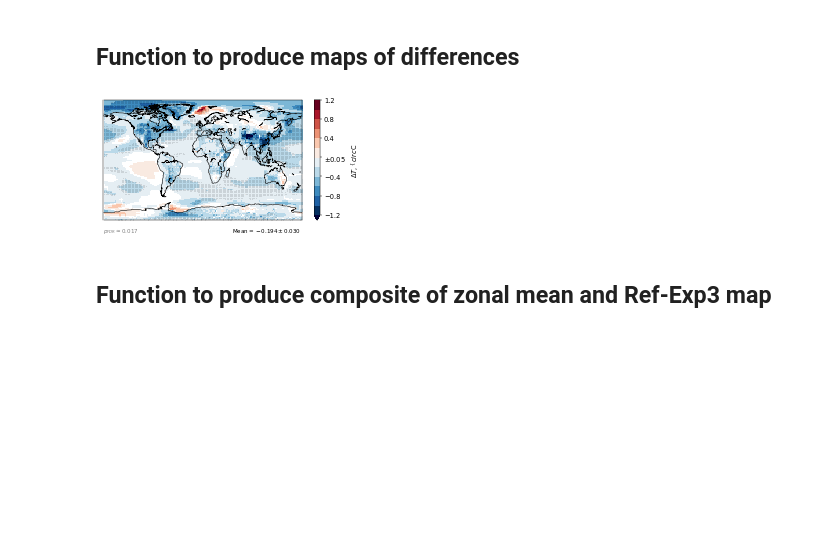
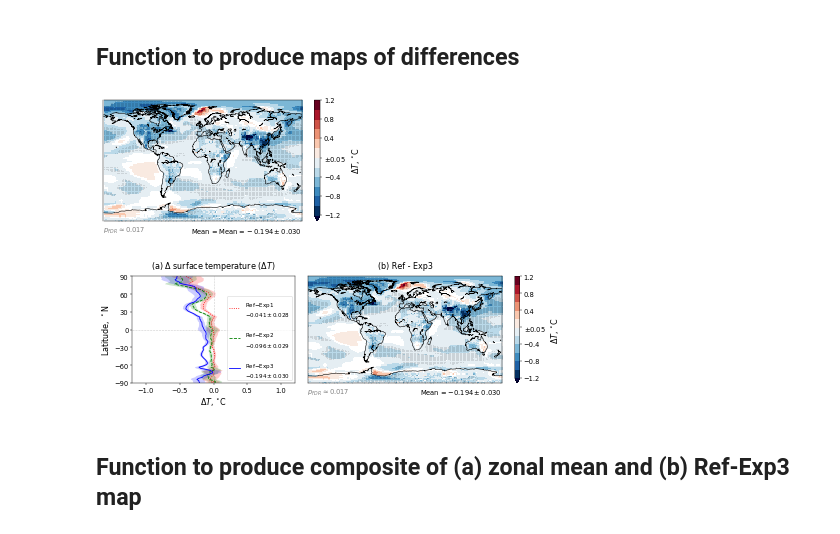
Before and after one commit to grandey/p17d-sulphur-eas-eqm, a Jupyter notebook: analysis_draft2018a/figures_draft2018a.ipynb, the cells around one changed output. Cells and saved outputs as stored; diff of their text form; code cells hidden in the pictures; blank space fills up the shorter version.

```diff
--- a/analysis_draft2018a/figures_draft2018a.ipynb
+++ b/analysis_draft2018a/figures_draft2018a.ipynb
@@ -47,6 +47,7 @@ lib_draft2018a.py is using {'climapy': '0.1.0+b35937c', 'pandas': '0.22.0', 'xar
 # %%
 %matplotlib inline
 plt.rcParams['figure.dpi'] = 40  # reduce resolution of inline figures
+plt.rcParams['axes.titlepad'] = 15  # increase distance to title
 # %%
 # Initialise counters to keep track of figure numbers
 figure_counter = 1  # main manuscript
@@ -231,19 +232,19 @@ Written local/f01.pdf
 # %%
 def zonal_mean_line_plot(variable='PRECC+PRECL',
                          f_or_b='b',
-                         title=None,
                          xlabel=None,
                          xlim=None,
                          ylabel=None,
                          mean_format='${:+.2f}\pm{:.2f}$',
+                         title=None,
                          ax=None):
     # Create Axes if no Axes passed as an argument
     if ax is None:
         fig, ax = plt.subplots(1, 1, figsize=(4, 4))
     # Load data for reference scenario
     ref_data = lib_draft2018a.load_output(variable=variable, scenario='2000',
-                                      f_or_b=f_or_b,
-                                      season='annual', apply_sf=True)
+                                          f_or_b=f_or_b,
+                                          season='annual', apply_sf=True)
     ref_zm = ref_data.mean(dim='lon')  # zonal mean
     ref_awm = climapy.xr_area_weighted_stat(ref_data)  # area-weighted means
     ref_data.close()
@@ -267,7 +268,7 @@ def zonal_mean_line_plot(variable='PRECC+PRECL',
                   np.sqrt(awm['year'].size))
         error = float(np.sqrt(error1**2 + error2**2))
         # Legend label
-        label = ('Ref - {}\n'.format(scenario_name_dict[scenario]) +
+        label = ('Ref$-${}\n'.format(scenario_name_dict[scenario]) +
                  mean_format.format(awm_diff, error))
         # Plot line - showing mean diff across time
         diff = (ref_zm.mean(dim='year').data.flatten()  # Ref - scenario
@@ -287,19 +288,21 @@ def zonal_mean_line_plot(variable='PRECC+PRECL',
     ax.axhline(0, c='k', alpha=0.2, linewidth=1, linestyle='--')
     ax.axvline(0, c='k', alpha=0.2, linewidth=1, linestyle='--')
     # y-axis
+    plt.yticks(fontsize='large')
     ax.set_ylim([-90, 90])
     ax.set_yticks(np.arange(-90, 91, 30))
     if ylabel:
-        ax.set_ylabel(r'Latitude, $^\circ$N', fontsize='large')
+        ax.set_ylabel(r'Latitude, $^\circ$N', fontsize='x-large')
     # x-axis
+    plt.xticks(fontsize='large')
     if xlabel:
-        ax.set_xlabel(xlabel, fontsize='large')
+        ax.set_xlabel(xlabel, fontsize='x-large')
     if xlim:
         ax.set_xlim(xlim)
     # Title and legend
     if title:
-        ax.set_title(title, fontsize='large')
-    ax.legend(loc=4, fontsize='small', labelspacing=2)
+        ax.set_title(title, fontsize='x-large')
+    ax.legend(loc=4, labelspacing=2)
     return ax
 
 # Example
@@ -314,16 +317,16 @@ def difference_map(variable='TS',
                    f_or_b='b',
                    ref_scenario='2000', scenario='eas0c',
                    vlim=[-1.2, 1.2], whiteout='0.05',
-                   cmap=None, nlev=12, colorbar=True,
+                   cmap_name='RdBu_r', nlev=12, colorbar=True,
                    mean_format='Mean$={:+.3f}\pm{:.3f}$',
                    title=None,
                    ax=None):
     # Create Axes if no Axes passed as an argument
     if ax is None:
         fig, ax = plt.subplots(1, 1, figsize=(8, 4))
-    # If no colormap specified, create one
-    if cmap is None:
-        cmap = plt.cm.get_cmap('RdBu_r', nlev)
+    # Discretise colormap and set over/under
+    cmap = plt.cm.get_cmap(cmap_name, nlev)
+    if cmap_name == 'RdBu_r':
         cmap.set_under([0, 0, 0.25])
         cmap.set_over([0.25, 0, 0])
     # Load data for scenario
@@ -373,7 +376,8 @@ def difference_map(variable='TS',
     ax.scatter(lon_sig, lat_sig, marker='.', s=0.05, c='k')
     # Annotate with p-value threshold
     ax.text(-180, -105, r'$p_{{FDR}}\approx{:.3f}$'.format(p_fdr),
-            color='0.5', horizontalalignment='left', verticalalignment='center')
+            color='0.5', horizontalalignment='left', verticalalignment='center',
+            fontsize='large')
     # Annotate with area-weighted mean
     mean_list = []  # list to hold area-weighted means
     error_list = []  # list to hold standard errors on means
@@ -385,39 +389,68 @@ def difference_map(variable='TS',
         error_list.append(error)
     mean_diff = mean_list[0] - mean_list[1]
     error = float(np.sqrt(error_list[0]**2 + error_list[1]**2))  # combine errors
-    ax.text(180, -105, mean_format.format(mean_diff, error),
-            color='k', horizontalalignment='right', verticalalignment='center')
+    ax.text(180, -105, 'Mean = '+mean_format.format(mean_diff, error),
+            color='k', horizontalalignment='right', verticalalignment='center',
+            fontsize='large')
     # Colorbar
     if colorbar:
         if tm_diff.min() < vlim[0] and tm_diff.max() > vlim[1]:
             extend = 'both'
         elif tm_diff.min() < vlim[0]:
             extend = 'min'
         elif tm_diff.max() > vlim[1]:
             extend = 'max'
         else:
             extend = 'neither'
         ticks = np.arange(vlim[0], vlim[1]+1e-10, (vlim[1]-vlim[0])/(nlev/2))
-        cbar = fig.colorbar(im, ticks=ticks, extend=extend)
+        cbar = plt.colorbar(im, ticks=ticks, extend=extend)
         if float(whiteout) != 0:
             tick_labels = [item.get_text() for item in cbar.ax.get_yticklabels()]
             tick_labels[int(nlev/4)] = r'$\pm$' + whiteout
             cbar.ax.set_yticklabels(tick_labels, fontsize='large')
         label = '{}, {}'.format(variable_symbol_dict[variable],
                                 variable_units_dict[variable])
-        cbar.set_label(label, fontsize='large', labelpad=7)
+        cbar.set_label(label, fontsize='x-large', labelpad=7)
     # Close datasets
     for d in [ref_data, data]:
         d.close()
     # Title
     if title:
-        ax.set_title(title, fontsize='large')
+        ax.set_title(title, fontsize='x-large')
     return ax, im, tm_diff
 
-# Example
+# Examples
 if True:
+    # Example 1
     ax, im, tm_diff = difference_map()
+    # Example 2
+    fig = plt.figure(figsize=(12, 4))
+    gs = gridspec.GridSpec(1, 2, width_ratios=[2, 3])
+    variable = 'TS'
+    f_or_b='b'
+    xlabel = '{}, {}'.format(variable_symbol_dict[variable],
+                             variable_units_dict[variable])
+    xlim = [-1.2, 1.2]
+    mean_format='${:+.3f}\pm{:.3f}$'
+    title = '(a) {} ({})'.format(variable_long_dict[variable],
+                                 variable_symbol_dict[variable])
+    ax = zonal_mean_line_plot(variable=variable, f_or_b=f_or_b,
+                              xlabel=xlabel, xlim=xlim,
+                              ylabel=True, mean_format=mean_format,
+                              title=title,
+                              ax=plt.subplot(gs[0, 0]))
+    nlev = 12
+    whiteout = '0.05'
+    ax, im, tm_diff = difference_map(variable=variable, f_or_b=f_or_b,
+                                     ref_scenario='2000', scenario='eas0c',
+                                     vlim=xlim, whiteout=whiteout,
+                                     cmap_name='RdBu_r', nlev=12, colorbar=True,
+                                     mean_format=mean_format,
+                                     title='(b) Ref - Exp3',
+                                     ax=plt.subplot(gs[0, 1]))
+    fig.tight_layout()
 # %% [output]
-[figure, old version]
+[figure, new version]
+[figure, added]
 # %% [markdown]
-## Function to produce composite of zonal mean and Ref-Exp3 map
+## Function to produce composite of (a) zonal mean and (b) Ref-Exp3 map
```
Also changed, not shown: parts of 4 cells of this notebook, 1 other file.
